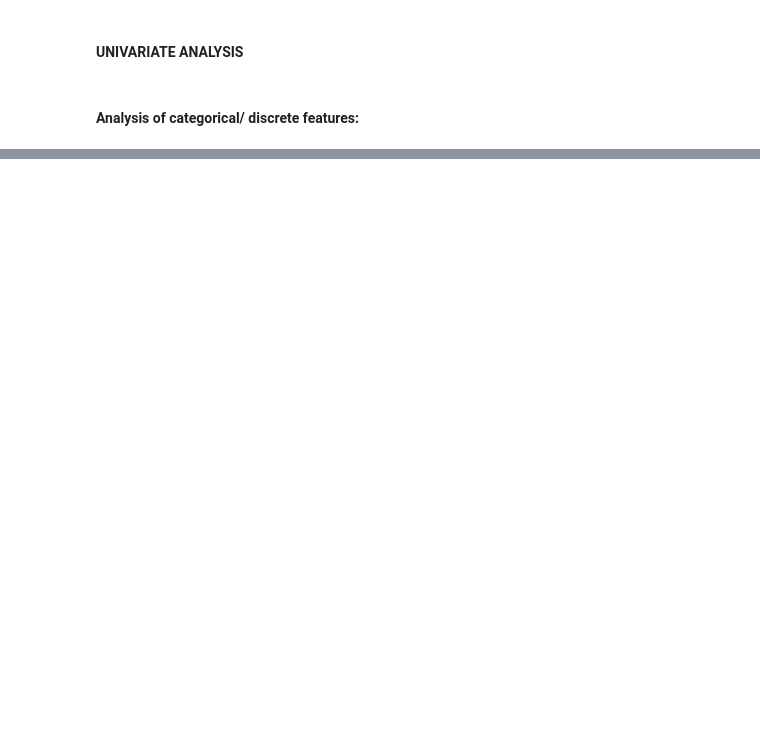
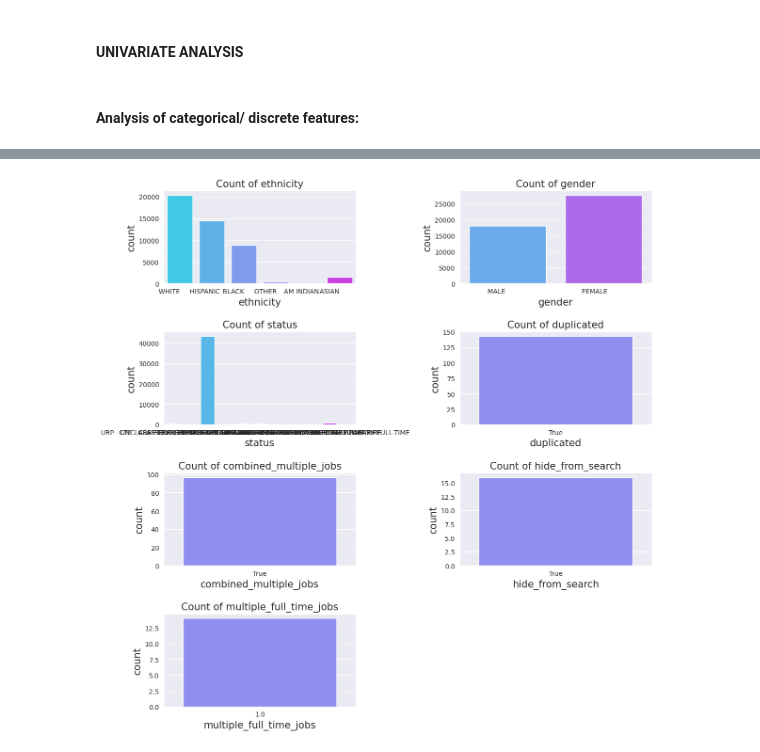
Before and after one commit to shanusaras/Capstone_Projects, a Jupyter notebook: Texas Salary Prediction/Project_02_Texas_salary_prediction.ipynb, the cells around one changed output, grey strips where cells are left out. Cells and saved outputs as stored; diff of their text form; code cells hidden in the pictures; blank space fills up the shorter version.

```diff
--- a/Texas Salary Prediction/Project_02_Texas_salary_prediction.ipynb
+++ b/Texas Salary Prediction/Project_02_Texas_salary_prediction.ipynb
@@ -404,0 +434,22 @@ plt.show()
+# %%
+cat_data= data[['ethnicity', 'gender', 'status', 'duplicated', 'combined_multiple_jobs', 'hide_from_search','multiple_full_time_jobs']]
+# %%
+plt.figure(figsize= (12, 12))
+
+sns.set_style('darkgrid')
+plotnumber= 1
+
+
+for column in cat_data:
+  if plotnumber <8:
+    ax= plt.subplot(4, 2, plotnumber)
+    sns.countplot(data= cat_data, x= column, palette= 'cool').set_title(f'Count of {column}', fontsize= 15)
+    plt.xlabel(column, fontsize= 15)
+    plt.ylabel('count', fontsize= 15)
+
+  plotnumber+=1
+plt.tight_layout(h_pad=2, w_pad=2)
+
+plt.show()
+# %% [output]
+[figure, added]
```
Also changed, not shown: parts of 29 cells of this notebook.
